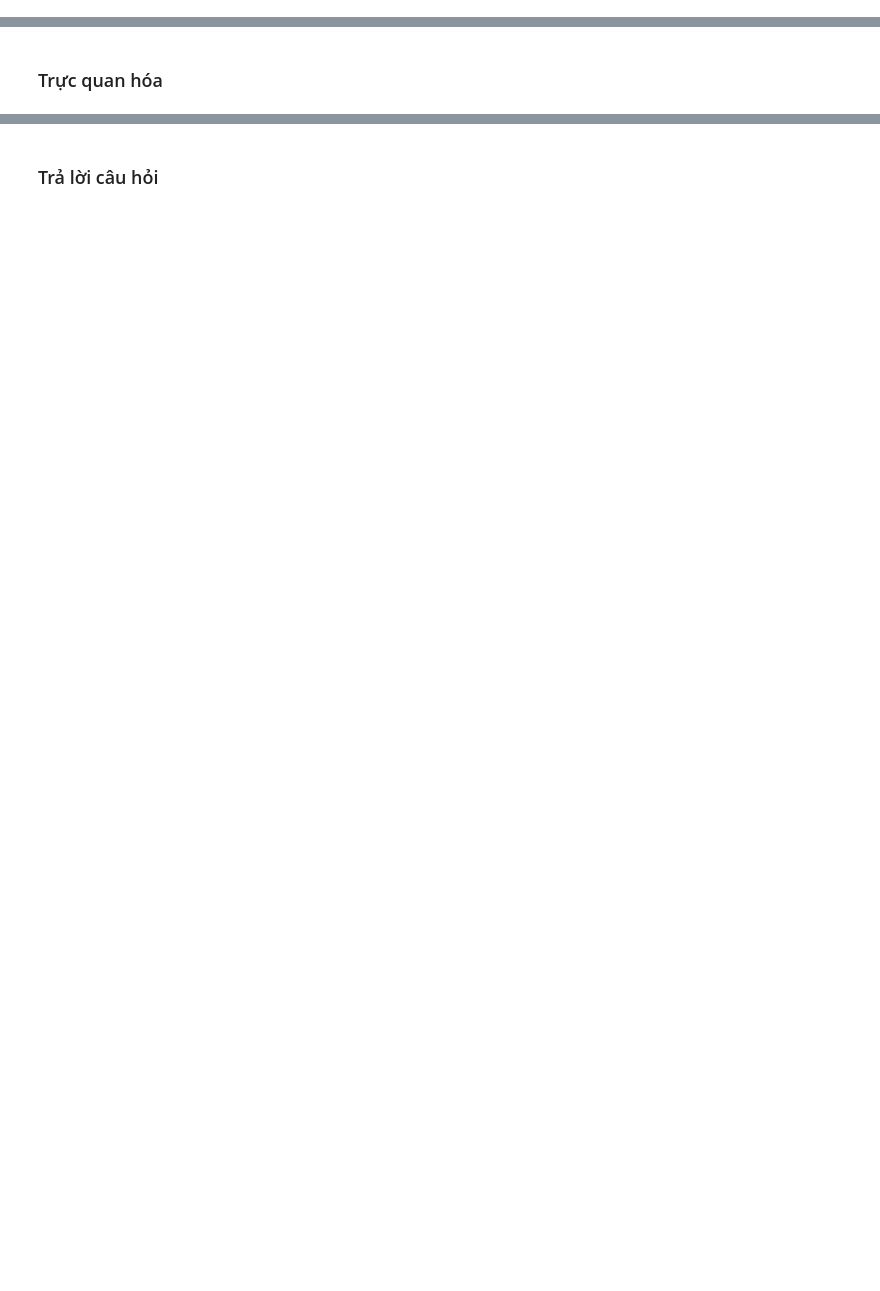
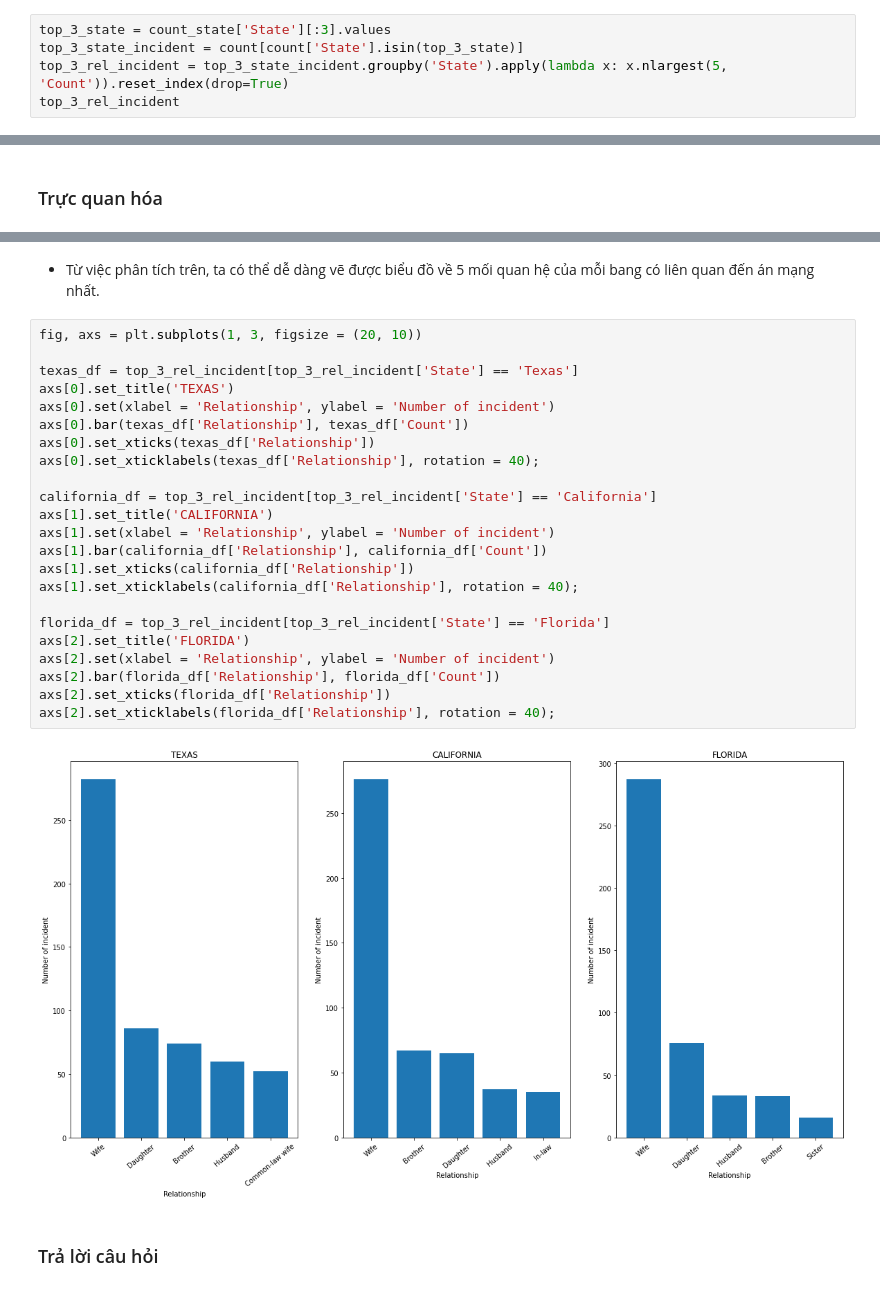
Before and after one commit to SangPhan852/P4DS_Project, a Jupyter notebook: 20127288_20127613.ipynb, the cells around one changed output, grey strips where cells are left out. Saved outputs shown, nothing was run; the diff lists cells and outputs as text; blank space fills up the shorter version.

```diff
--- a/20127288_20127613.ipynb
+++ b/20127288_20127613.ipynb
@@ -409,0 +523,5 @@ homi_df
+# %%
+top_3_state = count_state['State'][:3].values
+top_3_state_incident = count[count['State'].isin(top_3_state)]
+top_3_rel_incident = top_3_state_incident.groupby('State').apply(lambda x: x.nlargest(5, 'Count')).reset_index(drop=True)
+top_3_rel_incident
@@ -412,2 +561,29 @@ homi_df
+# %% [markdown]
+- Từ việc phân tích trên, ta có thể dễ dàng vẽ được biểu đồ về 5 mối quan hệ của  mỗi bang có liên quan đến án mạng nhất.
+# %%
+fig, axs = plt.subplots(1, 3, figsize = (20, 10))
+
+texas_df = top_3_rel_incident[top_3_rel_incident['State'] == 'Texas']
+axs[0].set_title('TEXAS')
+axs[0].set(xlabel = 'Relationship', ylabel = 'Number of incident')
+axs[0].bar(texas_df['Relationship'], texas_df['Count'])
+axs[0].set_xticks(texas_df['Relationship'])
+axs[0].set_xticklabels(texas_df['Relationship'], rotation = 40);
+
+california_df = top_3_rel_incident[top_3_rel_incident['State'] == 'California']
+axs[1].set_title('CALIFORNIA')
+axs[1].set(xlabel = 'Relationship', ylabel = 'Number of incident')
+axs[1].bar(california_df['Relationship'], california_df['Count'])
+axs[1].set_xticks(california_df['Relationship'])
+axs[1].set_xticklabels(california_df['Relationship'], rotation = 40);
+
+florida_df = top_3_rel_incident[top_3_rel_incident['State'] == 'Florida']
+axs[2].set_title('FLORIDA')
+axs[2].set(xlabel = 'Relationship', ylabel = 'Number of incident')
+axs[2].bar(florida_df['Relationship'], florida_df['Count'])
+axs[2].set_xticks(florida_df['Relationship'])
+axs[2].set_xticklabels(florida_df['Relationship'], rotation = 40);
+# %% [output]
+[figure, added]
 # %% [markdown]
 ### Trả lời câu hỏi
```
Also changed, not shown: parts of 32 cells of this notebook, 1 other file.
